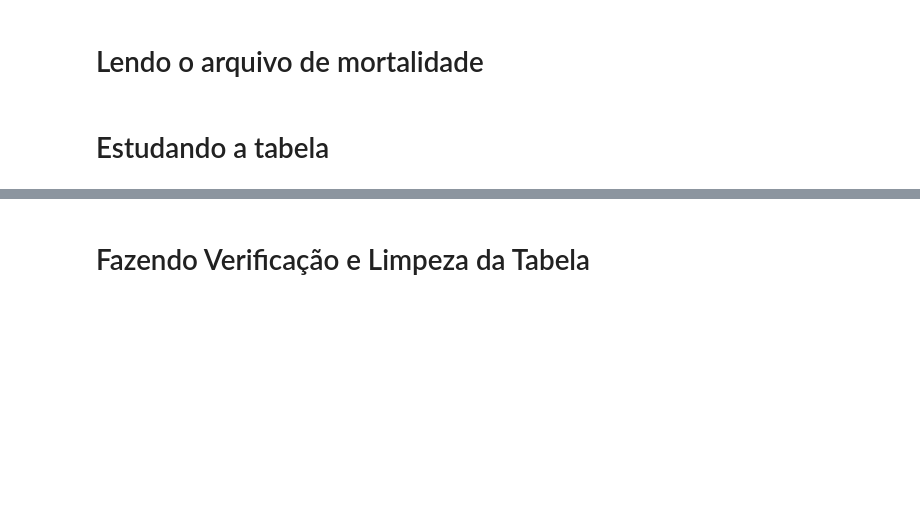
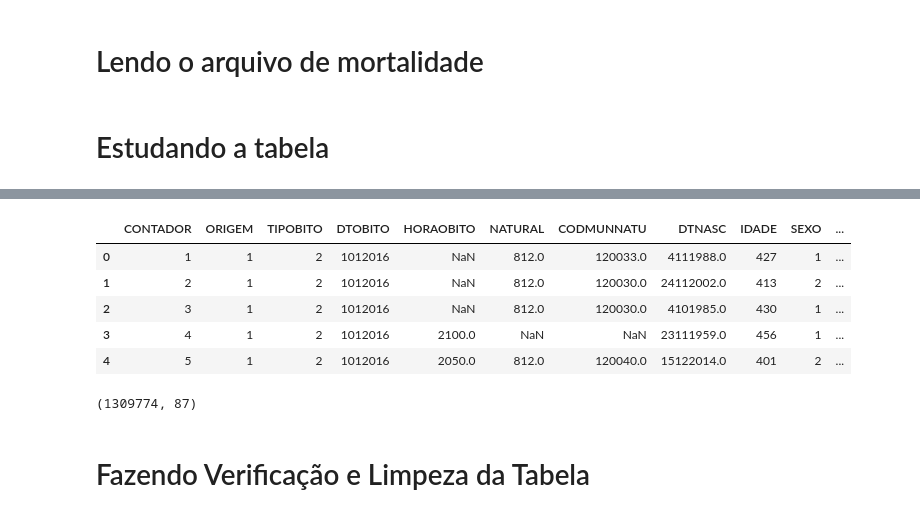
Before and after one commit to LYGuenka/Projeto-Final, a Jupyter notebook: Organização de dados.ipynb, the cells around one changed output, grey strips where cells are left out. Cells and saved outputs as stored; diff of their text form; code cells hidden in the pictures; blank space fills up the shorter version.

```diff
--- a/Organização de dados.ipynb
+++ b/Organização de dados.ipynb
@@ -81,2 +61,15 @@ Index(['ORIGEM', 'TIPOBITO', 'DTOBITO', 'HORAOBITO', 'NATURAL', 'CODMUNNATU',
+# %%
+Mortalidade_2016.head()
+# %% [output]
+|  | CONTADOR | ORIGEM | TIPOBITO | DTOBITO | HORAOBITO | NATURAL | CODMUNNATU | DTNASC | IDADE | SEXO | ... |
+| 0 | 1 | 1 | 2 | 1012016 | NaN | 812.0 | 120033.0 | 4111988.0 | 427 | 1 | ... |
+| 1 | 2 | 1 | 2 | 1012016 | NaN | 812.0 | 120030.0 | 24112002.0 | 413 | 2 | ... |
+| 2 | 3 | 1 | 2 | 1012016 | NaN | 812.0 | 120030.0 | 4101985.0 | 430 | 1 | ... |
+| 3 | 4 | 1 | 2 | 1012016 | 2100.0 | NaN | NaN | 23111959.0 | 456 | 1 | ... |
+| 4 | 5 | 1 | 2 | 1012016 | 2050.0 | 812.0 | 120040.0 | 15122014.0 | 401 | 2 | ... |
+# %%
+Mortalidade_2016.shape
+# %% [output]
+(1309774, 87)
 # %% [markdown]
 # Fazendo Verificação e Limpeza da Tabela
```
Also changed, not shown: parts of 41 cells of this notebook.
